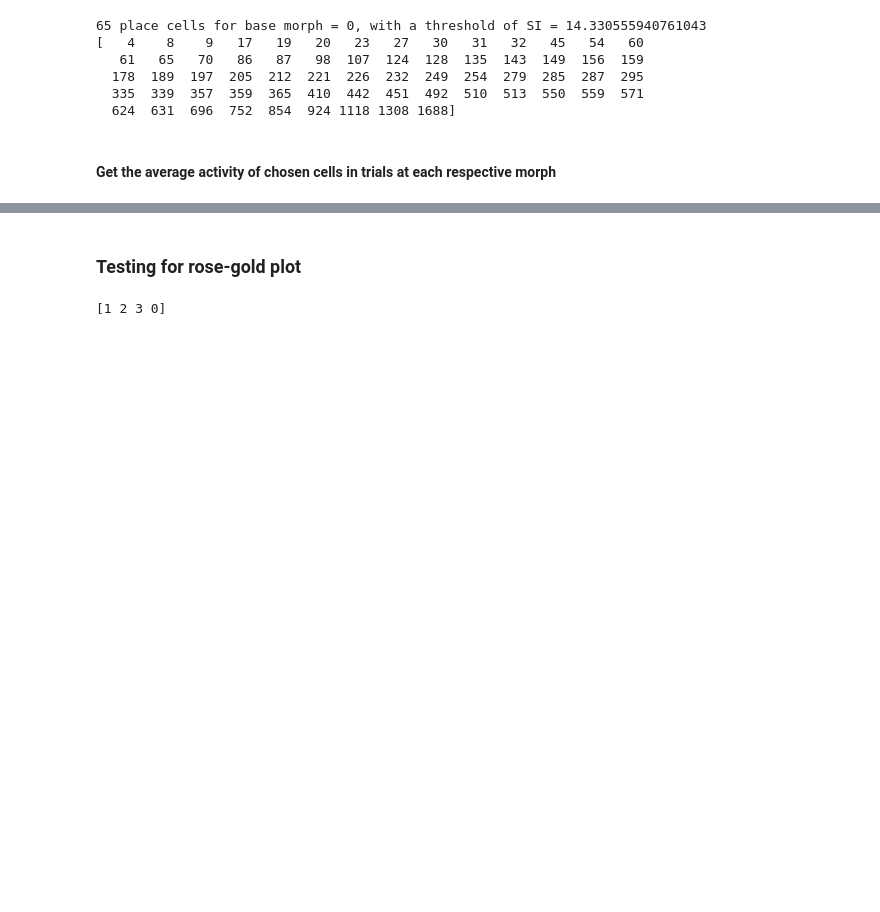
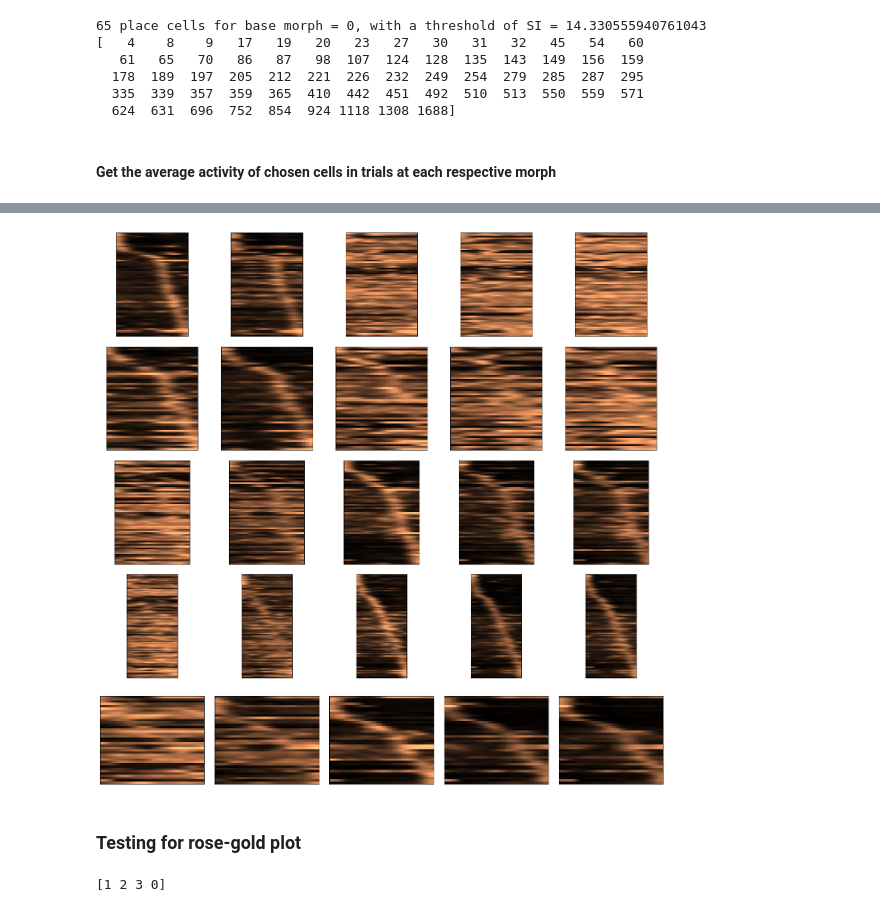
Before and after one commit to tarek-soubra/place-cell-project, a Jupyter notebook: explorev2.ipynb, the cells around one changed output, grey strips where cells are left out. Cells and saved outputs as stored; diff of their text form; code cells hidden in the pictures; blank space fills up the shorter version.

Commit message:
added dictionarized method for rose-gold plot

```diff
--- a/explorev2.ipynb
+++ b/explorev2.ipynb
@@ -301,3 +353,7 @@ print(len(base4), "trials of base morph 1")
 20 trials of base morph 0.5
 20 trials of base morph 0.75
 30 trials of base morph 1
+# %%
+print(np.shape(df))
+df = df[:,:,0]
+print(np.shape(df))
@@ -528,3 +590,24 @@ print(placeCells_morph0)
   624  631  696  752  854  924 1118 1308 1688]
 # %% [markdown]
 #### Get the average activity of chosen cells in trials at each respective morph
+# %%
+baseMorphValues = np.array([0,0.25,0.5,0.75,1])
+threshold = np.percentile(SIMatrix, 97)
+
+placeCellInds = {}
+for i, key in enumerate(baseMorphValues):
+    placeCellInds[key] = np.where(SIMatrix[:,i] > threshold)[0]
+# %%
+# extracts the sub-dataframes for the place cells for each basemorph value (all trials)
+df_placeCells = {key:df[:,:,placeCellInds[key]] for key in baseMorphValues}
+
+# gets the indices of the trials at each base morph value
+baseIndices = {i:np.where(baseMorphList == i)[0] for i in baseMorphValues}
+
+avgActivity = {key:{} for key in baseMorphValues}
+for cells in baseMorphValues:
+    for trials in baseMorphValues:
+        bInds = baseIndices[trials]
+        num = np.sum(df_placeCells[cells][bInds], axis = 0)
+        den = np.sum(occp[bInds], axis = 0).reshape(-1,1)
+        avgActivity[cells][trials] = num / den
@@ -531,3 +624,23 @@ print(placeCells_morph0)
+# %%
+fig, ax = plt.subplots(5,5, figsize=(18,18))
+
+for row, cells in enumerate(baseMorphValues):
+    for col, trials in enumerate(baseMorphValues):
+        cellsToPlot = np.transpose(avgActivity[cells][trials][:,np.argsort(np.argmax(avgActivity[cells][cells],axis=0))])
+        norms = np.max(cellsToPlot, axis = 1).reshape(-1,1)
+        ax[row, col].imshow(figsmooth(cellsToPlot/norms,[0,3]),cmap='copper')
+        ax[row, col].set_xticks([])
+        ax[row, col].set_yticks([])
+
+plt.subplots_adjust(wspace=0.1, hspace=0.1)
+# plt.tight_layout()
+plt.show()
+# cellsToPlot = np.transpose(avgActivity[0.75][0.75][:,np.argsort(np.argmax(avgActivity[0.75][0.75],axis=0))])
+# norms = np.max(cellsToPlot, axis = 1).reshape(-1,1)
+# plt.imshow(figsmooth(cellsToPlot/norms,[0,3]),cmap='copper')
+# plt.plot
+# %% [output]
+[figure, added]
 # %%
 # Needed: average activity of placeCells_morph0 in "base0" trials
 
```
Also changed, not shown: parts of 14 cells of this notebook.
